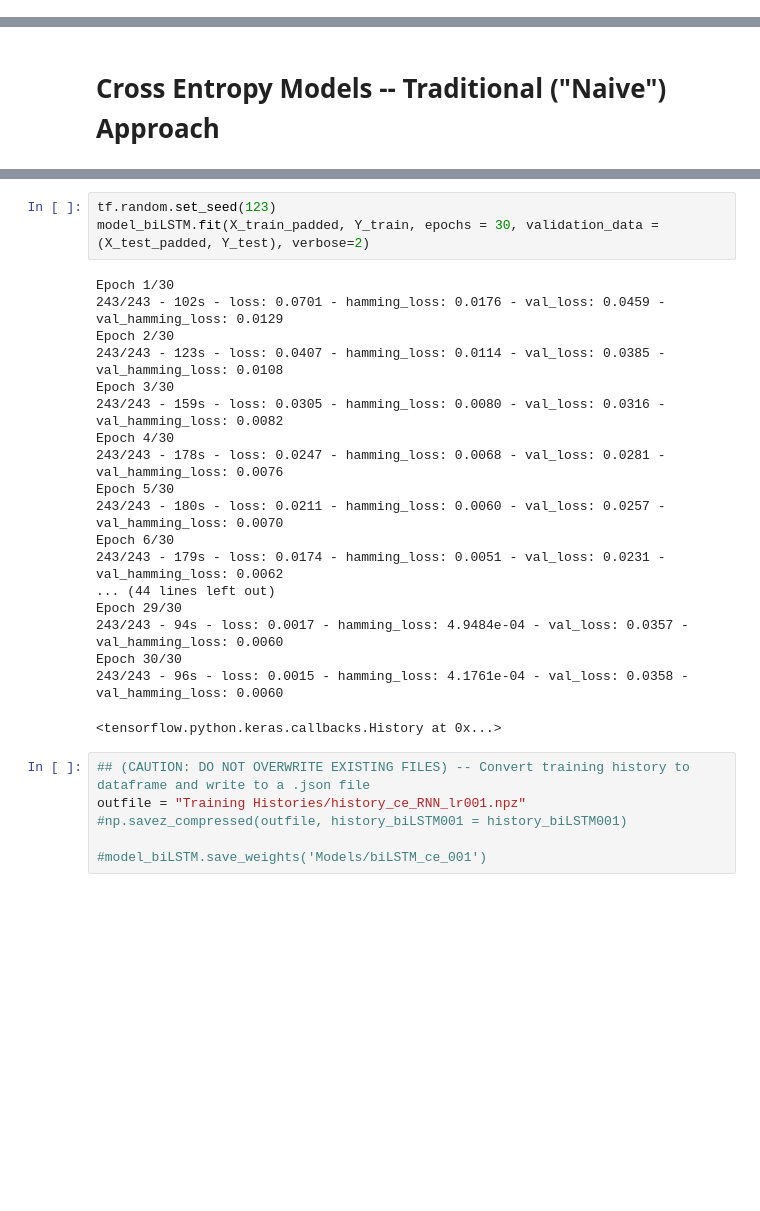
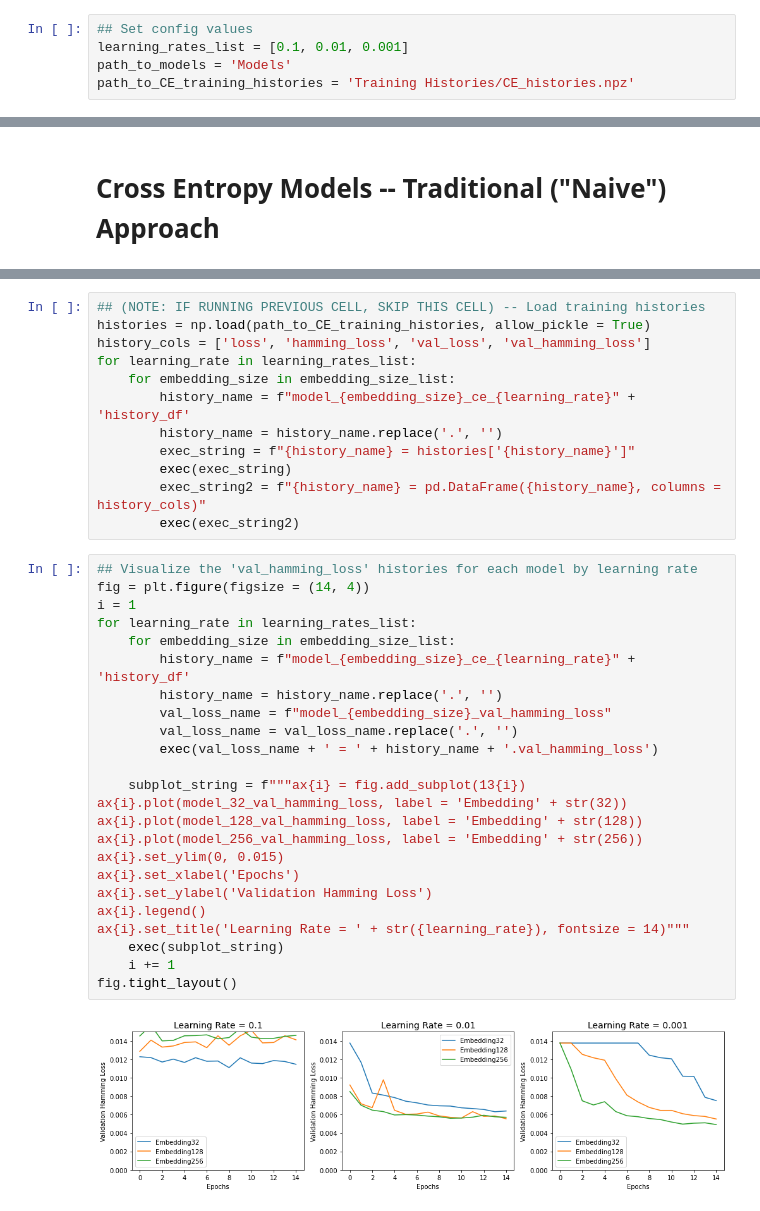
Before and after one commit to BobbyLumpkin/Multilabel-Text-Classification, a Jupyter notebook: Deep Learning Models/RNN Models/RNN_Models.ipynb, the cells around one changed output, grey strips where cells are left out. Saved outputs shown, nothing was run; the diff lists cells and outputs as text; blank space fills up the shorter version.

Commit message:
Finished ce modeling

```diff
--- a/Deep Learning Models/RNN Models/RNN_Models.ipynb
+++ b/Deep Learning Models/RNN Models/RNN_Models.ipynb
@@ -42,2 +42,7 @@ sys.path.append('GridSearchAid_FFNetworks')
 from FFNN_gridSearch_aid import SizeLayersPows2, createModel
+# %%
+## Set config values
+learning_rates_list = [0.1, 0.01, 0.001]
+path_to_models = 'Models'
+path_to_CE_training_histories = 'Training Histories/CE_histories.npz'
 # %%
@@ -73,28 +103,38 @@ model_biLSTM.compile(loss = 'binary_crossentropy', optimizer = optim, metrics =
-# %%
-tf.random.set_seed(123)
-model_biLSTM.fit(X_train_padded, Y_train, epochs = 30, validation_data = (X_test_padded, Y_test), verbose=2)
-# %% [output]
-Epoch 1/30
-243/243 - 102s - loss: 0.0701 - hamming_loss: 0.0176 - val_loss: 0.0459 - val_hamming_loss: 0.0129
-Epoch 2/30
-243/243 - 123s - loss: 0.0407 - hamming_loss: 0.0114 - val_loss: 0.0385 - val_hamming_loss: 0.0108
-Epoch 3/30
-243/243 - 159s - loss: 0.0305 - hamming_loss: 0.0080 - val_loss: 0.0316 - val_hamming_loss: 0.0082
-Epoch 4/30
-243/243 - 178s - loss: 0.0247 - hamming_loss: 0.0068 - val_loss: 0.0281 - val_hamming_loss: 0.0076
-Epoch 5/30
-243/243 - 180s - loss: 0.0211 - hamming_loss: 0.0060 - val_loss: 0.0257 - val_hamming_loss: 0.0070
-Epoch 6/30
-243/243 - 179s - loss: 0.0174 - hamming_loss: 0.0051 - val_loss: 0.0231 - val_hamming_loss: 0.0062
-... (44 lines left out)
-Epoch 29/30
-243/243 - 94s - loss: 0.0017 - hamming_loss: 4.9484e-04 - val_loss: 0.0357 - val_hamming_loss: 0.0060
-Epoch 30/30
-243/243 - 96s - loss: 0.0015 - hamming_loss: 4.1761e-04 - val_loss: 0.0358 - val_hamming_loss: 0.0060
-<tensorflow.python.keras.callbacks.History at 0x...>
-# %%
-## (CAUTION: DO NOT OVERWRITE EXISTING FILES) -- Convert training history to dataframe and write to a .json file
-outfile = "Training Histories/history_ce_RNN_lr001.npz"
-#np.savez_compressed(outfile, history_biLSTM001 = history_biLSTM001)
-
-#model_biLSTM.save_weights('Models/biLSTM_ce_001')
+# %%
+## (NOTE: IF RUNNING PREVIOUS CELL, SKIP THIS CELL) -- Load training histories
+histories = np.load(path_to_CE_training_histories, allow_pickle = True)
+history_cols = ['loss', 'hamming_loss', 'val_loss', 'val_hamming_loss']
+for learning_rate in learning_rates_list:
+    for embedding_size in embedding_size_list:
+        history_name = f"model_{embedding_size}_ce_{learning_rate}" + 'history_df'
+        history_name = history_name.replace('.', '')
+        exec_string = f"{history_name} = histories['{history_name}']"
+        exec(exec_string)
+        exec_string2 = f"{history_name} = pd.DataFrame({history_name}, columns = history_cols)"
+        exec(exec_string2)
+# %%
+## Visualize the 'val_hamming_loss' histories for each model by learning rate
+fig = plt.figure(figsize = (14, 4))
+i = 1
+for learning_rate in learning_rates_list:
+    for embedding_size in embedding_size_list:
+        history_name = f"model_{embedding_size}_ce_{learning_rate}" + 'history_df'
+        history_name = history_name.replace('.', '')
+        val_loss_name = f"model_{embedding_size}_val_hamming_loss"
+        val_loss_name = val_loss_name.replace('.', '')
+        exec(val_loss_name + ' = ' + history_name + '.val_hamming_loss')
+
+    subplot_string = f"""ax{i} = fig.add_subplot(13{i})
+ax{i}.plot(model_32_val_hamming_loss, label = 'Embedding' + str(32))
+ax{i}.plot(model_128_val_hamming_loss, label = 'Embedding' + str(128))
+ax{i}.plot(model_256_val_hamming_loss, label = 'Embedding' + str(256))
+ax{i}.set_ylim(0, 0.015)
+ax{i}.set_xlabel('Epochs')
+ax{i}.set_ylabel('Validation Hamming Loss')
+ax{i}.legend()
+ax{i}.set_title('Learning Rate = ' + str({learning_rate}), fontsize = 14)"""
+    exec(subplot_string)
+    i += 1
+fig.tight_layout()
+# %% [output]
+[figure, added]
```
Also changed, not shown: parts of 6 cells of this notebook.
